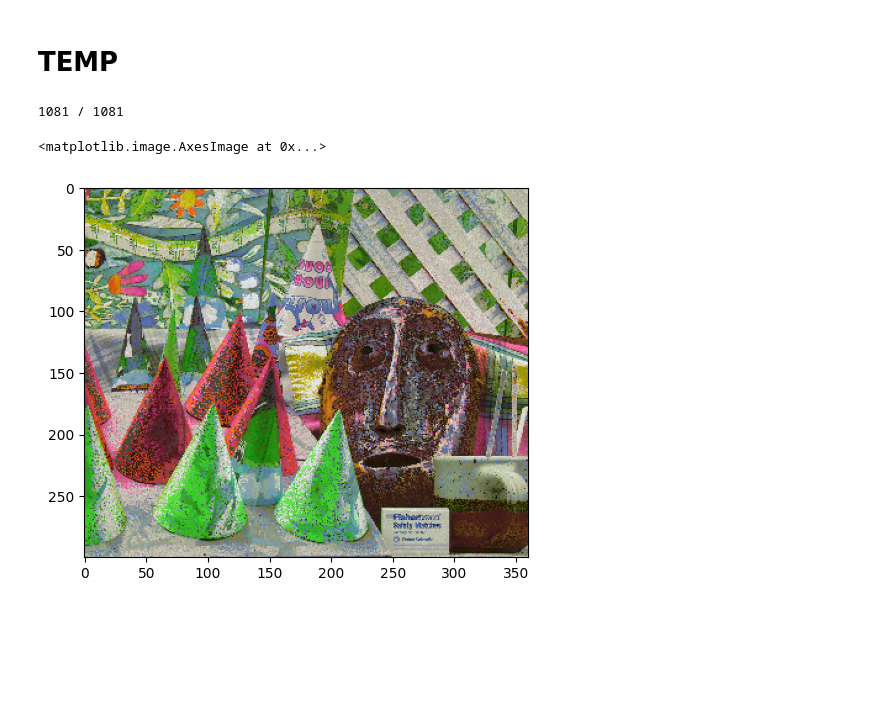
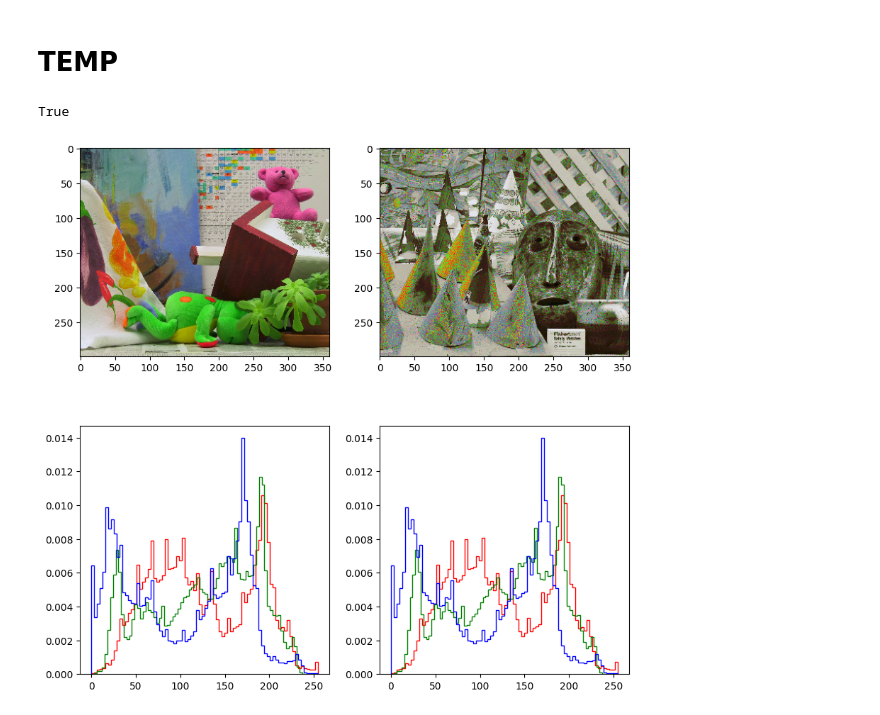
Before and after one commit to Roman-Malinowski/Histogram_transfer, a Jupyter notebook: methods_comparison.ipynb, the cells around one changed output. Cells and saved outputs as stored; diff of their text form; code cells hidden in the pictures; blank space fills up the shorter version.

```diff
--- a/methods_comparison.ipynb
+++ b/methods_comparison.ipynb
@@ -167,11 +157,77 @@ axis[2,2].set_title("Transfer on Ruderman");
 # %%
 import pandas as pd
 # %%
-img_transferred = transfer_with_dependence_euclidian_heuristic(img, img_smooth, img_ref, batch_size=100, seed=42)
+kernel_size=5
+
+img_smooth = cv2.GaussianBlur(img, (kernel_size, kernel_size), 0)
+img_ref_smooth = cv2.GaussianBlur(img_ref, (kernel_size, kernel_size), 0)
+
+if img.dtype == np.dtype('uint8'):
+    warnings.warn("img dtype is unsigned integer. Casting to int32 to compute euclidian distance")
+    img = img.astype(dtype=np.int32)
+    img_smooth = img_smooth.astype(dtype=np.int32)
+
+if img_ref.dtype == np.dtype('uint8'):
+    warnings.warn("img_ref dtype is unsigned integer. Casting to int32 to compute euclidian distance")
+    img_ref = img_ref.astype(dtype=np.int32)
+    img_ref_smooth = img_ref_smooth.astype(dtype=np.int32)
-# %% [output]
-1081 / 1081
+# %%
+edges_pivot_points = [[0, 0, 0], [255, 255, 255]]
+
+df_edges = pd.DataFrame(columns=["E"+str(i) for i in range(len(edges_pivot_points))])
+df_ref_edges = pd.DataFrame(columns=["E"+str(i) for i in range(len(edges_pivot_points))])
 # %%
-plt.imshow(img_transferred)
+for i, p in enumerate(edges_pivot_points):
+        df = pd.DataFrame()
+        df_ref = pd.DataFrame()
+        df["D_img"] = np.square(img.reshape((-1, 3)) - np.array(p)).sum(axis=1)
+        df["D_smooth"] = np.square(img_smooth.reshape((-1, 3)) - np.array(p)).sum(axis=1)
+        df_ref["D_img"] = np.square(img_ref.reshape((-1, 3)) - np.array(p)).sum(axis=1)
+        df_ref["D_smooth"] = np.square(img_ref_smooth.reshape((-1, 3)) - np.array(p)).sum(axis=1)
+
+        df = df.sort_values(by=["D_img", "D_smooth"])
+        df_ref = df_ref.sort_values(by=["D_img", "D_smooth"])
+
+        df_edges["E" + str(i)] = df.index
+        df_ref_edges["E" + str(i)] = df_ref.index
-# %% [output]
-<matplotlib.image.AxesImage at 0x...>
-[figure, removed]
+# %%
+order_with_duplicates = ~pd.Series(df_edges.to_numpy().flatten()).duplicated().to_numpy().reshape(df_edges.shape)
+order_ref_with_duplicates = ~pd.Series(df_ref_edges.to_numpy().flatten()).duplicated().to_numpy().reshape(df_ref_edges.shape)
+# %%
+n_pixels = img.shape[0]*img.shape[1]
+for i in range(len(edges_pivot_points)):
+    nan_tail = np.array((n_pixels - order_with_duplicates[:, i].sum())*[n_pixels])
+    df_edges["E" + str(i)] = np.append(df_edges["E" + str(i)][order_with_duplicates[:, i]].to_numpy(), nan_tail)
+
+    nan_tail = np.array((n_pixels - order_ref_with_duplicates[:, i].sum())*[n_pixels])
+    df_ref_edges["E" + str(i)] = np.append(df_ref_edges["E" + str(i)][order_ref_with_duplicates[:, i]].to_numpy(), nan_tail)
+# %%
+order = df_edges.to_numpy().ravel()
+order = np.unravel_index(order[order != n_pixels], img.shape[:2])
+
+order_ref = df_ref_edges.to_numpy().ravel()
+order_ref = np.unravel_index(order_ref[order_ref != n_pixels], img_ref.shape[:2])
+
+img_copy = img.copy()
+img_copy[order] = img_ref[order_ref]
+# %%
+fig, axes = plt.subplots(nrows=2, ncols=2, figsize=(10,10))
+
+axes[0, 0].imshow(img_ref)
+axes[0, 1].imshow(img_copy)
+
+n_bins = 80
+
+for k, c in enumerate(["r", "g", "b"]):
+    counts, bins = np.histogram(img_ref[:,:,k], bins=n_bins, density=True)
+    axes[1,0].stairs(counts, bins, color=c)
+    counts, bins = np.histogram(img_copy[:,:,k], bins=n_bins, density=True)
+    axes[1,1].stairs(counts, bins, color=c)
+
+bins_3d = (20, 20, 20)
+counts_ref, hist_ref = np.histogramdd(np.array(img_ref).reshape(-1, 3), bins=bins_3d, density=True)
+counts, hist = np.histogramdd(np.array(img_copy).reshape(-1, 3), bins=bins_3d, density=True)
+(counts_ref == counts).all() & (np.array(hist)==np.array(hist_ref)).all()
+# %% [output]
+True
+[figure, added]
```
Also changed, not shown: parts of 4 cells of this notebook, 1 other file.
